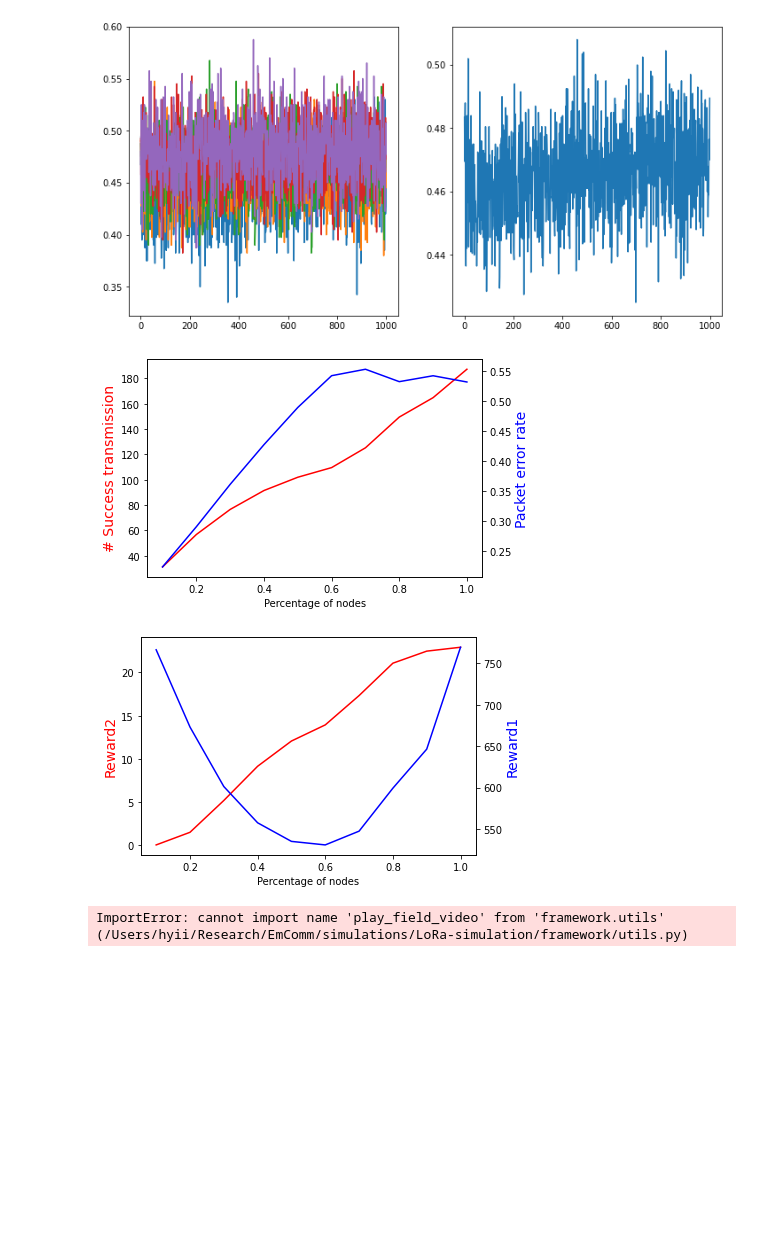
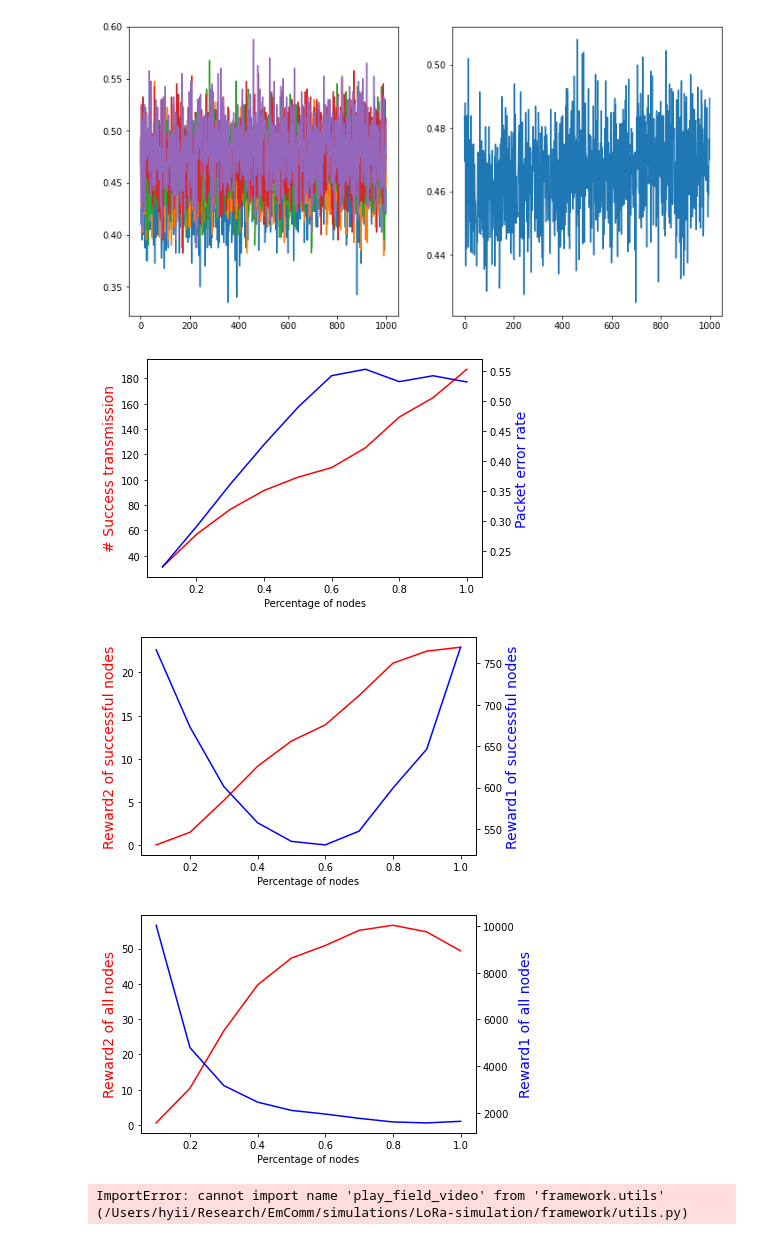
Before and after one commit to uidmice/LoRa-simulation, a Jupyter notebook: Analysis.ipynb, the cells around one changed output. Saved outputs shown, nothing was run; the diff lists cells and outputs as text; code cells hidden in the pictures; blank space fills up the shorter version.

```diff
--- a/Analysis.ipynb
+++ b/Analysis.ipynb
@@ -5,8 +5,10 @@ import numpy as np
 
 
 data = pickle.load(open('result/config2_update_18000_random_full.pickle', 'rb'))
-per, diff, send_nodes, success_nodes, real_field, constructed_field = data
+per, pos_reward, send_nodes, success_nodes, real_field, constructed_field = data
 random_para = [0.1,0.2,0.3, 0.4, 0.5, 0.6, 0.7, 0.8, 0.9, 1]
 n_para = per.shape[0]
 repeat = per.shape[1]
 steps = per.shape[2]
+
+print(pos_reward.shape)
@@ -42,42 +44,60 @@ success = np.sum(np.absolute(success_nodes), axis=3)
 success_average = np.average(success, axis=1)
 success_average = np.average(success_average[:,-500:], axis=1)
 
+diff = np.absolute(real_field - constructed_field)
+total_reward1 = np.sum(diff, axis=3)
+total_reward1_average = np.average(total_reward1, axis=1)
+total_reward1_average = np.average(total_reward1_average[:,-500:], axis=1)
 
+total_reward2 = np.sum(np.exp(-diff), axis=3)
+total_reward2_average = np.average(total_reward2, axis=1)
+total_reward2_average = np.average(total_reward2_average[:,-500:], axis=1)
 
-reward1 = np.sum(np.absolute(diff), axis=3)
+reward1 = np.sum(pos_reward, axis=3)
 reward1_average = np.average(reward1, axis=1)
 reward1_average = np.average(reward1_average[:,-500:], axis=1)
 
 reward2 = np.zeros(per.shape)
 for i in range(n_para):
     for j in range(repeat):
         for k in range(steps):
             idx = np.where(success_nodes[i,j,k] == 1)
             count = np.absolute(diff[i,j,k, idx])
             reward2[i,j,k] = np.sum(np.exp(-count))
 reward2_average = np.average(reward2, axis=1)
 reward2_average = np.average(reward2_average[:,-500:], axis=1)
 
 ax = plt.subplot()
 ax.plot(random_para, success_average, color="red")
 ax.set_ylabel("# Success transmission",color="red",fontsize=14)
 ax.set_xlabel("Percentage of nodes")
 ax2=ax.twinx()
 ax2.plot(random_para, 1 - per_average,color="blue")
 ax2.set_ylabel("Packet error rate",color="blue",fontsize=14)
 plt.show()
 
 ax = plt.subplot()
 ax.plot(random_para, reward2_average, color="red")
 ax.set_ylabel("Reward2 of successful nodes",color="red",fontsize=14)
 ax.set_xlabel("Percentage of nodes")
 ax2=ax.twinx()
 ax2.plot(random_para, reward1_average,color="blue")
 ax2.set_ylabel("Reward1 of successful nodes",color="blue",fontsize=14)
 plt.show()
+
+
+ax = plt.subplot()
+ax.plot(random_para, total_reward2_average, color="red")
+ax.set_ylabel("Reward2 of all nodes",color="red",fontsize=14)
+ax.set_xlabel("Percentage of nodes")
+ax2=ax.twinx()
+ax2.plot(random_para, total_reward1_average,color="blue")
+ax2.set_ylabel("Reward1 of all nodes",color="blue",fontsize=14)
+plt.show()
 # %% [output]
 [figure]
-[figure, old version]
+[figure, new version]
+[figure, added]
 # %%
 from framework.utils import play_field_video
 
```
Also changed, not shown: parts of 2 cells of this notebook, 9 other files.
